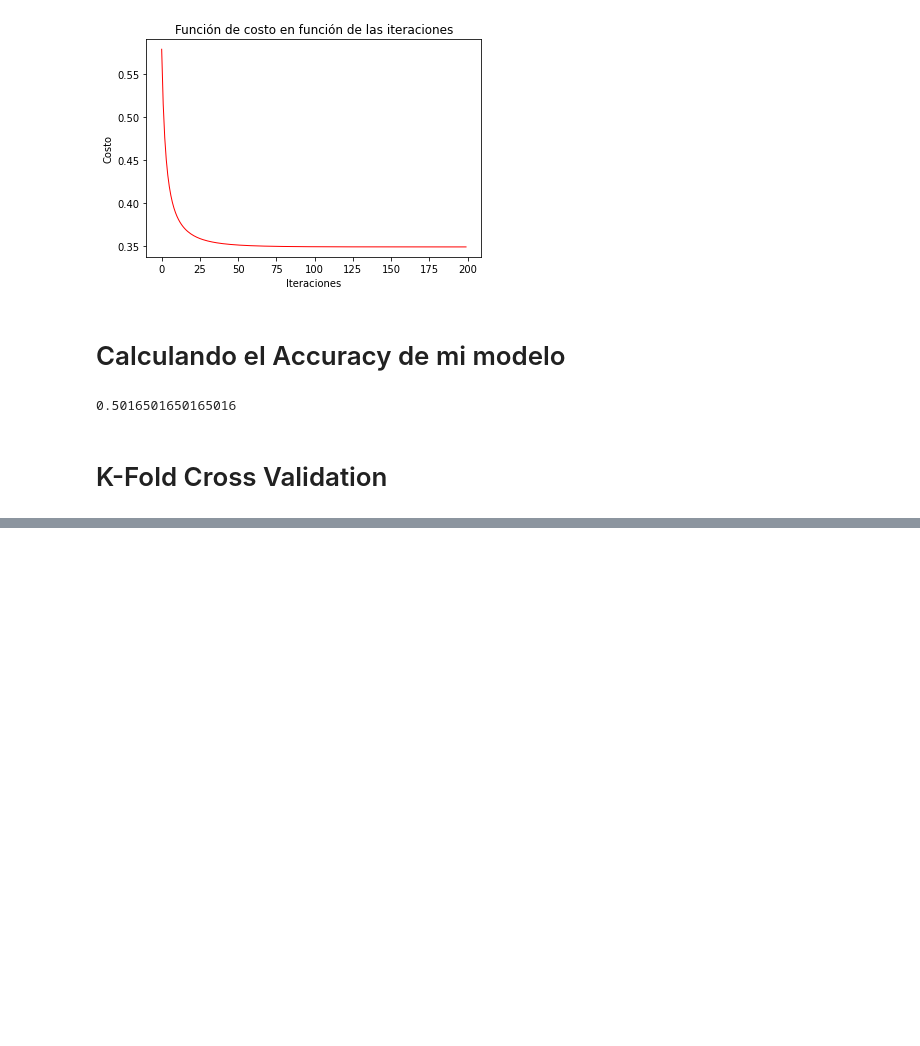
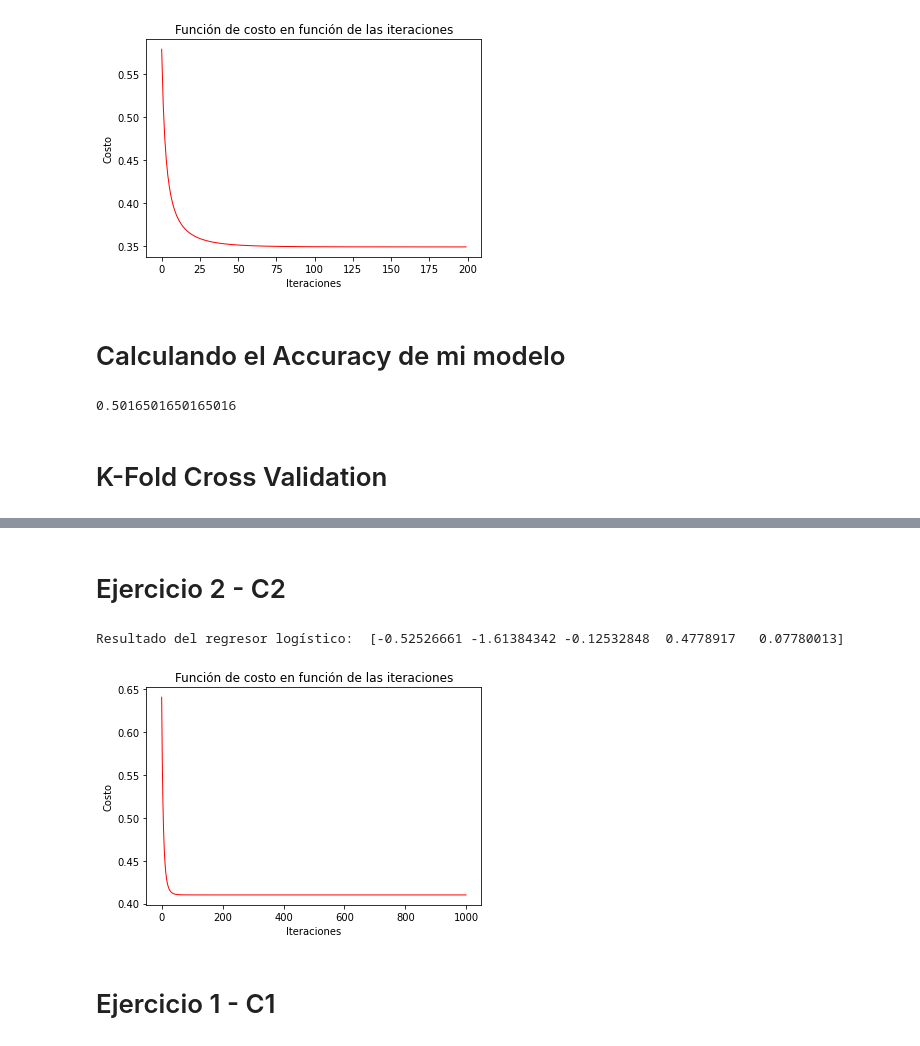
Before and after one commit to ratasxy/TopicosIALab2, a Jupyter notebook: RegresorLgístico.ipynb, the cells around one changed output, grey strips where cells are left out. Saved outputs shown, nothing was run; the diff lists cells and outputs as text; code cells hidden in the pictures; blank space fills up the shorter version.

```diff
--- a/RegresorLgístico.ipynb
+++ b/RegresorLgístico.ipynb
@@ -225,0 +224,21 @@ El mejor accuracy es 0.534653 del grupo 1
+# %%
+# leo los datos
+Data = pd.read_csv('c2-clean.csv')
+
+Data = np.array(Data.iloc[:])
+np.random.shuffle(Data)
+print(Data)
+X_input = np.array(Data[:,:4])
+Y_input = np.array(Data[:,4])
+
+print("X_train: ", X_input.shape)
+print("X_train: ", X_input)
+print("Y_train: " , Y_input.shape)
+print("Y_train: " , Y_input)
+
+# normalizo los datos
+n_el_input = X_input.shape[0]
+X_train, X_media, X_std = normalize(X_input)
+print(X_train)
+X_train = np.concatenate((np.ones([n_el_input, 1]), X_train), axis=1)
+X_train.shape
@@ -225,0 +327,22 @@ El mejor accuracy es 0.534653 del grupo 1
+# %% [markdown]
+# Ejercicio 2 - C2
+# %%
+iterations = 1000
+learning_rate = 0.4
+costs = []
+n_features_train = X_train.shape[1]
+T = gradiente_Descendiente(X_train, Y_input, np.zeros(n_features_train), iterations, learning_rate, costs)
+print("Resultado del regresor logístico: ", T)
+
+# graficamos la curva de costo, que claramente desciende
+times = range(iterations)
+plt.plot(times, costs, "r-", linewidth=1)
+plt.title("Función de costo en función de las iteraciones")
+plt.ylabel('Costo')
+plt.xlabel("Iteraciones")
+plt.show()
+# %% [output]
+Resultado del regresor logístico:  [-0.52526661 -1.61384342 -0.12532848  0.4778917   0.07780013]
+[figure, added]
+# %% [markdown]
+# Ejercicio 1 - C1
```
Also changed, not shown: parts of 8 cells of this notebook, 3 other files.
